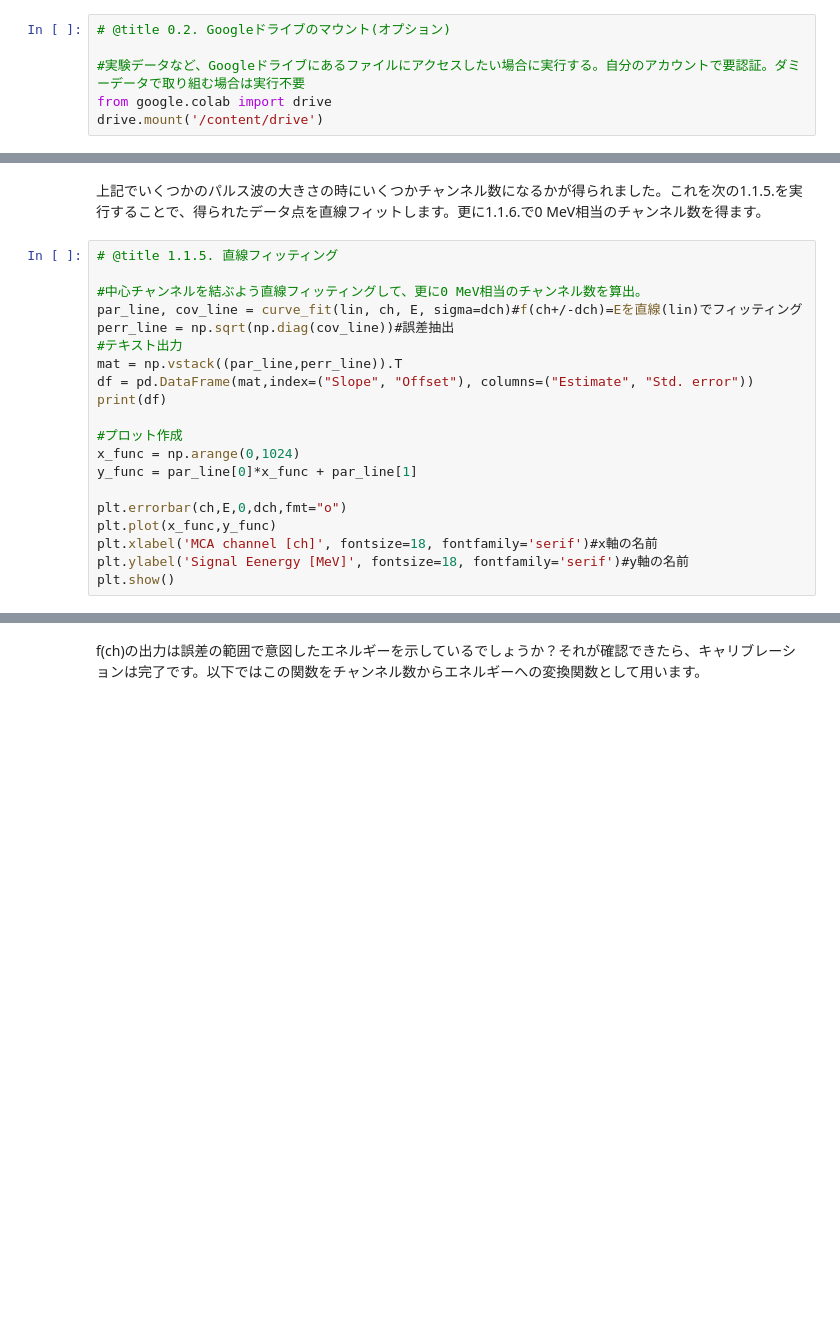
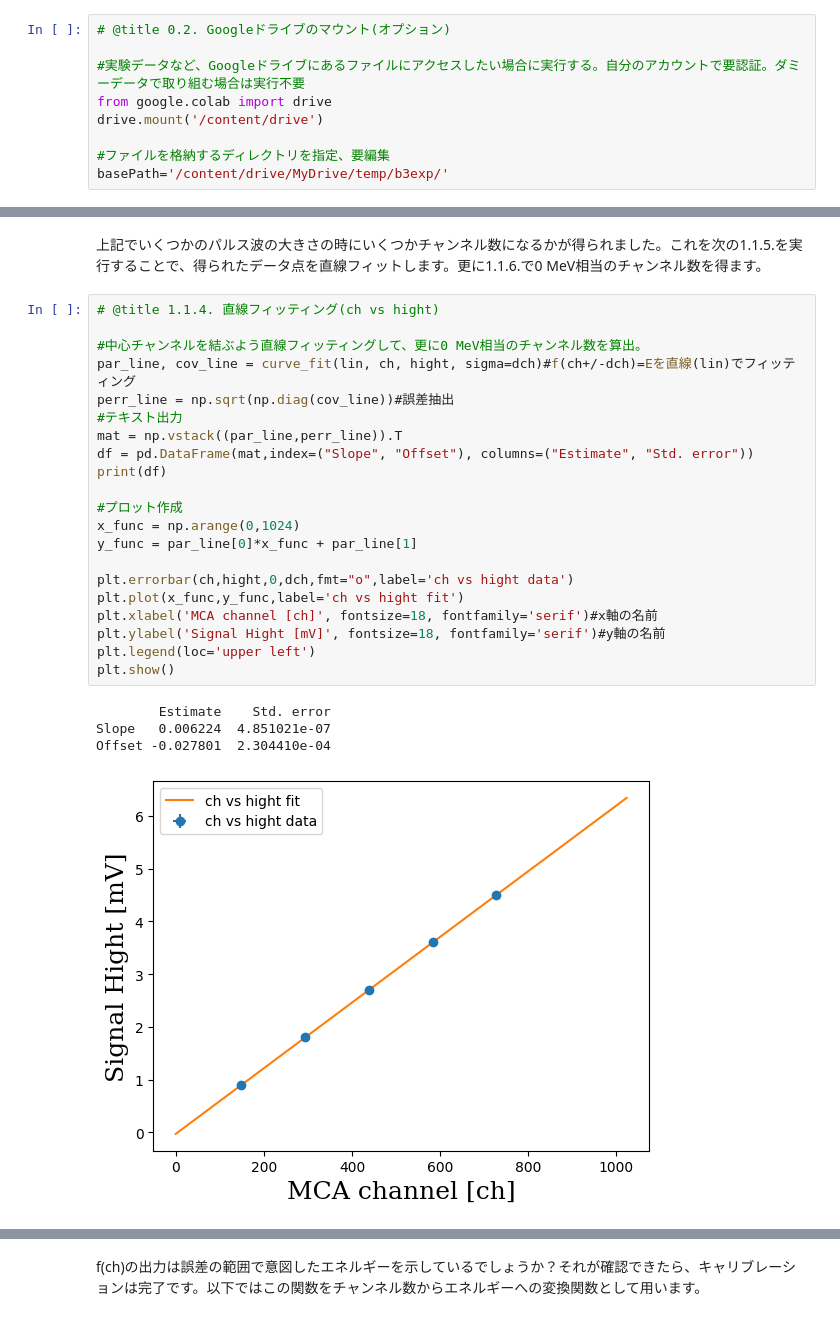
Before and after one commit to ktodome/b3exp, a Jupyter notebook: notebooks/alpha_ray_day1.ipynb, the cells around one changed output, grey strips where cells are left out. Drawn from its saved outputs; the diff is of its cells as text; blank space fills up the shorter version.

```diff
--- a/notebooks/alpha_ray_day1.ipynb
+++ b/notebooks/alpha_ray_day1.ipynb
@@ -44,3 +54,6 @@ def dlin(x,a,b,dx,da,db):#直線フィッティングの誤差導出用関数
 #実験データなど、Googleドライブにあるファイルにアクセスしたい場合に実行する。自分のアカウントで要認証。ダミーデータで取り組む場合は実行不要
 from google.colab import drive
 drive.mount('/content/drive')
+
+#ファイルを格納するディレクトリを指定、要編集
+basePath='/content/drive/MyDrive/temp/b3exp/'
@@ -157,23 +194,29 @@ plt.legend(loc='upper right')#凡例表示
 # %% [markdown]
 上記でいくつかのパルス波の大きさの時にいくつかチャンネル数になるかが得られました。これを次の1.1.5.を実行することで、得られたデータ点を直線フィットします。更に1.1.6.で0 MeV相当のチャンネル数を得ます。
 # %%
-# @title 1.1.5. 直線フィッティング
+# @title 1.1.4. 直線フィッティング(ch vs hight)
 
 #中心チャンネルを結ぶよう直線フィッティングして、更に0 MeV相当のチャンネル数を算出。
-par_line, cov_line = curve_fit(lin, ch, E, sigma=dch)#f(ch+/-dch)=Eを直線(lin)でフィッティング
+par_line, cov_line = curve_fit(lin, ch, hight, sigma=dch)#f(ch+/-dch)=Eを直線(lin)でフィッティング
 perr_line = np.sqrt(np.diag(cov_line))#誤差抽出
 #テキスト出力
 mat = np.vstack((par_line,perr_line)).T
 df = pd.DataFrame(mat,index=("Slope", "Offset"), columns=("Estimate", "Std. error"))
 print(df)
 
 #プロット作成
 x_func = np.arange(0,1024)
 y_func = par_line[0]*x_func + par_line[1]
 
-plt.errorbar(ch,E,0,dch,fmt="o")
-plt.plot(x_func,y_func)
+plt.errorbar(ch,hight,0,dch,fmt="o",label='ch vs hight data')
+plt.plot(x_func,y_func,label='ch vs hight fit')
 plt.xlabel('MCA channel [ch]', fontsize=18, fontfamily='serif')#x軸の名前
-plt.ylabel('Signal Eenergy [MeV]', fontsize=18, fontfamily='serif')#y軸の名前
+plt.ylabel('Signal Hight [mV]', fontsize=18, fontfamily='serif')#y軸の名前
+plt.legend(loc='upper left')
 plt.show()
+# %% [output]
+        Estimate    Std. error
+Slope   0.006224  4.851021e-07
+Offset -0.027801  2.304410e-04
+[figure, added]
 # %%
```
Also changed, not shown: parts of 33 cells of this notebook, 1 other file.
